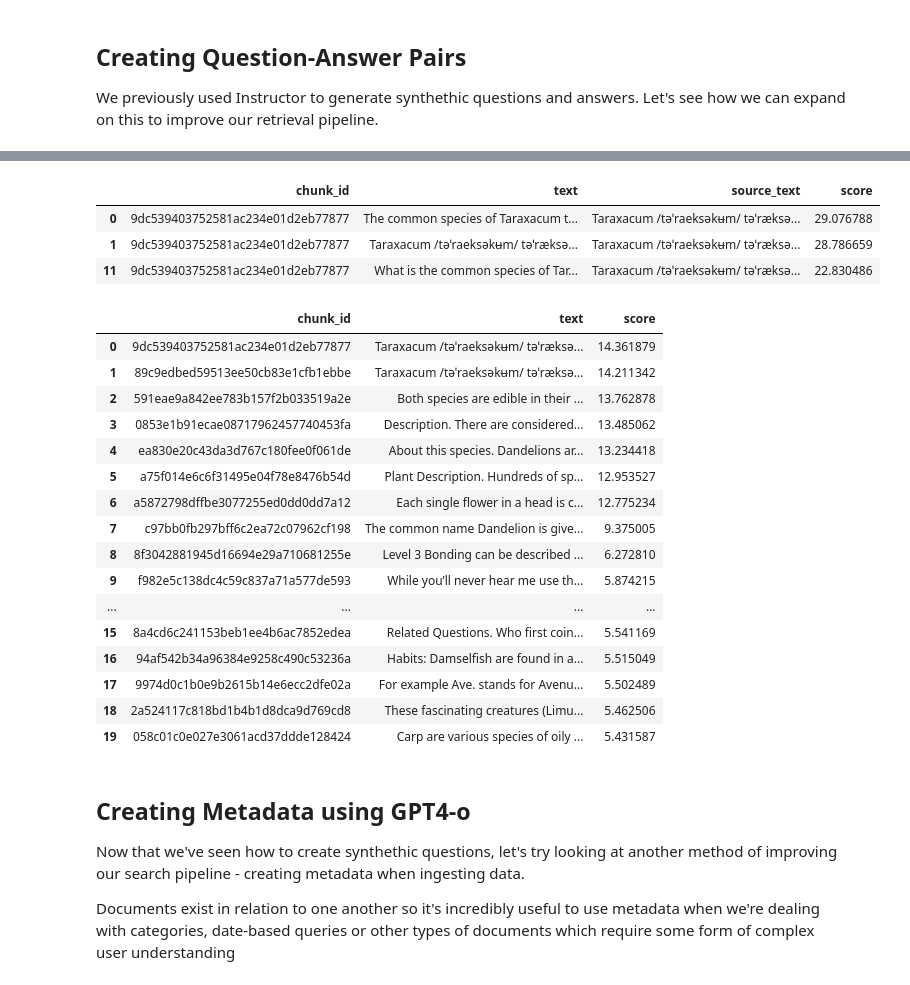
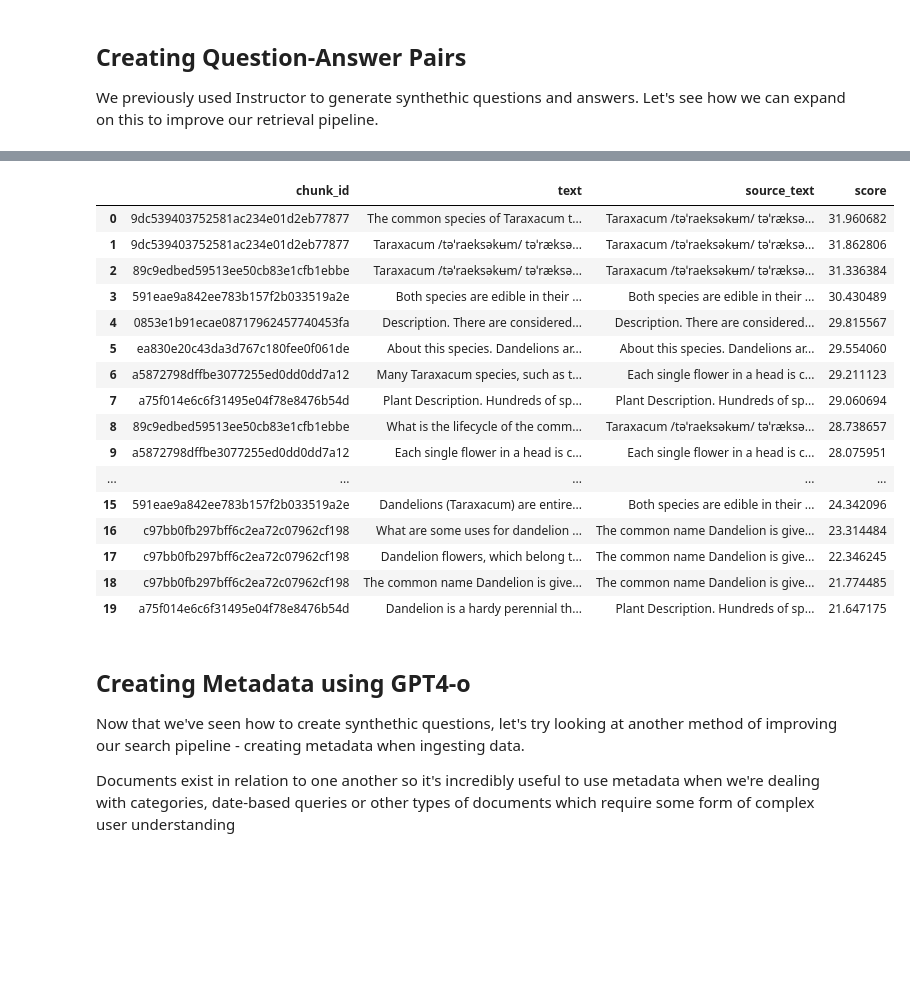
Before and after one commit to ivanleomk/rag-ws, a Jupyter notebook: notebooks/2.Pipeline_Upgrades.ipynb, the cells around one changed output, grey strips where cells are left out. Drawn from its saved outputs; the diff is of its cells as text; code cells hidden in the pictures; blank space fills up the shorter version.

```diff
--- a/notebooks/2.Pipeline_Upgrades.ipynb
+++ b/notebooks/2.Pipeline_Upgrades.ipynb
@@ -734,48 +808,31 @@ print(tabulate(df.round(2), headers="keys", tablefmt="grid"))
 # %%
 table_withqa = get_table(db, "ms_marco_qa_4", EmbeddedPassageWithQA)
 desired_result = "9dc539403752581ac234e01d2eb77877"
 queried_results = (
     table_withqa.search("what species is a dandelion", query_type="fts")
     .select(["chunk_id", "text", "source_text"])
     .limit(20)
     .to_pandas()
 )
-queried_results[queried_results["chunk_id"] == "9dc539403752581ac234e01d2eb77877"]
+queried_results
 # %% [output]
 |  | chunk_id | text | source_text | score |
-| 0 | 9dc539403752581ac234e01d2eb77877 | The common species of Taraxacum t... | Taraxacum /təˈraeksəkʉm/ təˈræksə... | 29.076788 |
-| 1 | 9dc539403752581ac234e01d2eb77877 | Taraxacum /təˈraeksəkʉm/ təˈræksə... | Taraxacum /təˈraeksəkʉm/ təˈræksə... | 28.786659 |
-| 11 | 9dc539403752581ac234e01d2eb77877 | What is the common species of Tar... | Taraxacum /təˈraeksəkʉm/ təˈræksə... | 22.830486 |
+| 0 | 9dc539403752581ac234e01d2eb77877 | The common species of Taraxacum t... | Taraxacum /təˈraeksəkʉm/ təˈræksə... | 31.960682 |
+| 1 | 9dc539403752581ac234e01d2eb77877 | Taraxacum /təˈraeksəkʉm/ təˈræksə... | Taraxacum /təˈraeksəkʉm/ təˈræksə... | 31.862806 |
+| 2 | 89c9edbed59513ee50cb83e1cfb1ebbe | Taraxacum /təˈraeksəkʉm/ təˈræksə... | Taraxacum /təˈraeksəkʉm/ təˈræksə... | 31.336384 |
+| 3 | 591eae9a842ee783b157f2b033519a2e | Both species are edible in their ... | Both species are edible in their ... | 30.430489 |
+| 4 | 0853e1b91ecae08717962457740453fa | Description. There are considered... | Description. There are considered... | 29.815567 |
+| 5 | ea830e20c43da3d767c180fee0f061de | About this species. Dandelions ar... | About this species. Dandelions ar... | 29.554060 |
+| 6 | a5872798dffbe3077255ed0dd0dd7a12 | Many Taraxacum species, such as t... | Each single flower in a head is c... | 29.211123 |
+| 7 | a75f014e6c6f31495e04f78e8476b54d | Plant Description. Hundreds of sp... | Plant Description. Hundreds of sp... | 29.060694 |
+| 8 | 89c9edbed59513ee50cb83e1cfb1ebbe | What is the lifecycle of the comm... | Taraxacum /təˈraeksəkʉm/ təˈræksə... | 28.738657 |
+| 9 | a5872798dffbe3077255ed0dd0dd7a12 | Each single flower in a head is c... | Each single flower in a head is c... | 28.075951 |
+| ... | ... | ... | ... | ... |
+| 15 | 591eae9a842ee783b157f2b033519a2e | Dandelions (Taraxacum) are entire... | Both species are edible in their ... | 24.342096 |
+| 16 | c97bb0fb297bff6c2ea72c07962cf198 | What are some uses for dandelion ... | The common name Dandelion is give... | 23.314484 |
+| 17 | c97bb0fb297bff6c2ea72c07962cf198 | Dandelion flowers, which belong t... | The common name Dandelion is give... | 22.346245 |
+| 18 | c97bb0fb297bff6c2ea72c07962cf198 | The common name Dandelion is give... | The common name Dandelion is give... | 21.774485 |
+| 19 | a75f014e6c6f31495e04f78e8476b54d | Dandelion is a hardy perennial th... | Plant Description. Hundreds of sp... | 21.647175 |
-# %%
-table = get_table(db, "ms_marco", EmbeddedPassageWithQA)
-
-desired_result = "9dc539403752581ac234e01d2eb77877"
-queried_results = (
-    table.search("what species is a dandelion", query_type="fts")
-    .select(["chunk_id", "text"])
-    .limit(20)
-    .to_pandas()
-)
-# queried_results[queried_results['chunk_id'] == '9dc539403752581ac234e01d2eb77877']
-queried_results
-# %% [output]
-|  | chunk_id | text | score |
-| 0 | 9dc539403752581ac234e01d2eb77877 | Taraxacum /təˈraeksəkʉm/ təˈræksə... | 14.361879 |
-| 1 | 89c9edbed59513ee50cb83e1cfb1ebbe | Taraxacum /təˈraeksəkʉm/ təˈræksə... | 14.211342 |
-| 2 | 591eae9a842ee783b157f2b033519a2e | Both species are edible in their ... | 13.762878 |
-| 3 | 0853e1b91ecae08717962457740453fa | Description. There are considered... | 13.485062 |
-| 4 | ea830e20c43da3d767c180fee0f061de | About this species. Dandelions ar... | 13.234418 |
-| 5 | a75f014e6c6f31495e04f78e8476b54d | Plant Description. Hundreds of sp... | 12.953527 |
-| 6 | a5872798dffbe3077255ed0dd0dd7a12 | Each single flower in a head is c... | 12.775234 |
-| 7 | c97bb0fb297bff6c2ea72c07962cf198 | The common name Dandelion is give... | 9.375005 |
-| 8 | 8f3042881945d16694e29a710681255e | Level 3 Bonding can be described ... | 6.272810 |
-| 9 | f982e5c138dc4c59c837a71a577de593 | While you’ll never hear me use th... | 5.874215 |
-| ... | ... | ... | ... |
-| 15 | 8a4cd6c241153beb1ee4b6ac7852edea | Related Questions. Who first coin... | 5.541169 |
-| 16 | 94af542b34a96384e9258c490c53236a | Habits: Damselfish are found in a... | 5.515049 |
-| 17 | 9974d0c1b0e9b2615b14e6ecc2dfe02a | For example Ave. stands for Avenu... | 5.502489 |
-| 18 | 2a524117c818bd1b4b1d8dca9d769cd8 | These fascinating creatures (Limu... | 5.462506 |
-| 19 | 058c01c0e027e3061acd37ddde128424 | Carp are various species of oily ... | 5.431587 |
 # %% [markdown]
 ## Creating Metadata using GPT4-o
 
```
Also changed, not shown: parts of 31 cells of this notebook, 12 other files.
